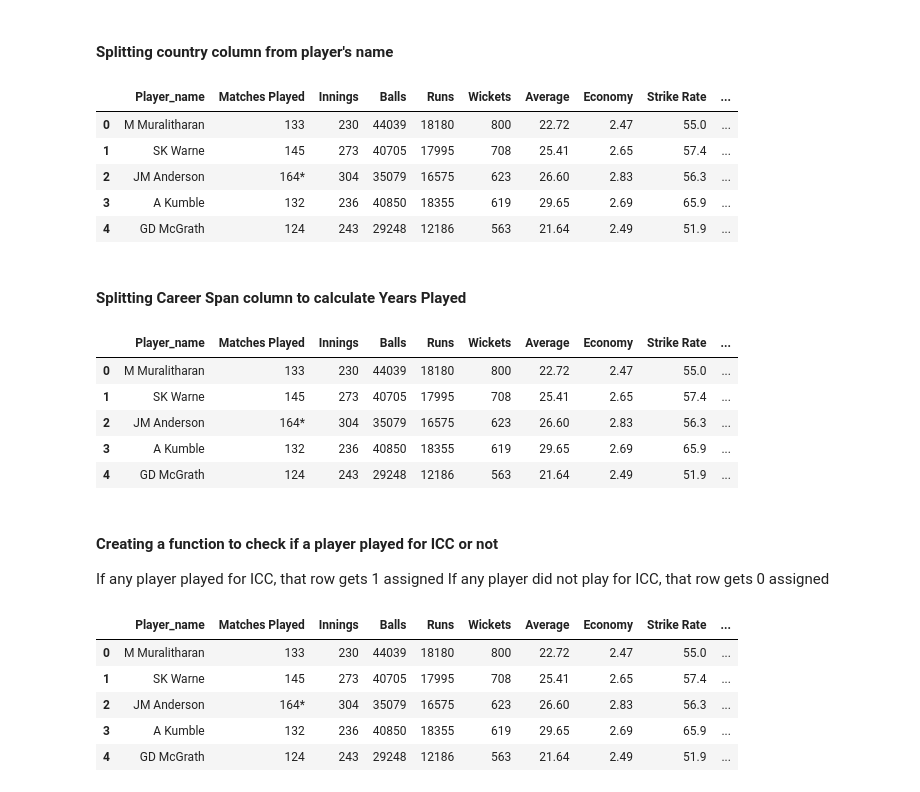
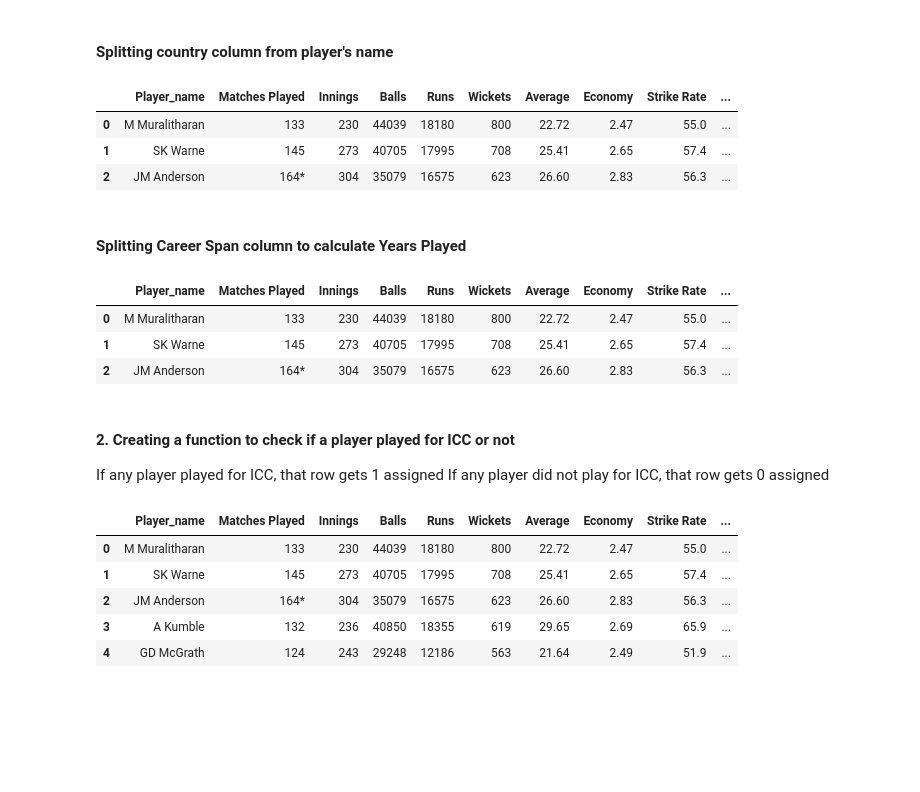
Before and after one commit to AnkonDewan/Test_Cricket_Bowlers_analysis, a Jupyter notebook: Test_Cricket_Bowlers-Analysis.ipynb, the cells around one changed output. Saved outputs shown, nothing was run; the diff lists cells and outputs as text; code cells hidden in the pictures; blank space fills up the shorter version.

```diff
--- a/Test_Cricket_Bowlers-Analysis.ipynb
+++ b/Test_Cricket_Bowlers-Analysis.ipynb
@@ -130,28 +130,26 @@ display(df.head())
 # %%
 df_name = df['Player'].str.split("(", expand=True)               #Splitting the player column to separate the country
 
 df_name[1]= df_name[1].str.replace(")","")
                                                                         #Removing the closing bracket
 df_name = df_name.rename({0:"Player_name", 1:"Country"}, axis =1)
                                                                         # Renaming columns
 df = pd.concat([df, df_name], axis =1)
                                                                         # Concatanating with main dataframe
 df = df.drop('Player', axis =1)
                                                         # Dropping the previous player column containing country name
 
 new_column_seq = ['Player_name', 'Matches Played', 'Innings', 'Balls', 'Runs',
                  'Wickets', 'Average', 'Economy', 'Strike Rate', '5 Wkts', '10 Wkts', 'Span', 'Country']
 
 df = df[new_column_seq]
                                                                         # Convenient arrangement of columns
-display(df.head())
+display(df.head(3))
 # %% [output]
 |  | Player_name | Matches Played | Innings | Balls | Runs | Wickets | Average | Economy | Strike Rate | ... |
 | 0 | M Muralitharan | 133 | 230 | 44039 | 18180 | 800 | 22.72 | 2.47 | 55.0 | ... |
 | 1 | SK Warne | 145 | 273 | 40705 | 17995 | 708 | 25.41 | 2.65 | 57.4 | ... |
 | 2 | JM Anderson | 164* | 304 | 35079 | 16575 | 623 | 26.60 | 2.83 | 56.3 | ... |
-| 3 | A Kumble | 132 | 236 | 40850 | 18355 | 619 | 29.65 | 2.69 | 65.9 | ... |
-| 4 | GD McGrath | 124 | 243 | 29248 | 12186 | 563 | 21.64 | 2.49 | 51.9 | ... |
 # %% [markdown]
 #### Splitting Career Span column to calculate Years Played
 # %%
@@ -171,16 +169,14 @@ df['Years_played'] = df['Retire_year'] - df['Debut_year']                 # Calc
 df = df.drop(['Debut_year','Retire_year'], axis =1)
                                                      # Dropping both debut & retire year column, not needed further
 
-display(df.head())
+display(df.head(3))
 # %% [output]
 |  | Player_name | Matches Played | Innings | Balls | Runs | Wickets | Average | Economy | Strike Rate | ... |
 | 0 | M Muralitharan | 133 | 230 | 44039 | 18180 | 800 | 22.72 | 2.47 | 55.0 | ... |
 | 1 | SK Warne | 145 | 273 | 40705 | 17995 | 708 | 25.41 | 2.65 | 57.4 | ... |
 | 2 | JM Anderson | 164* | 304 | 35079 | 16575 | 623 | 26.60 | 2.83 | 56.3 | ... |
-| 3 | A Kumble | 132 | 236 | 40850 | 18355 | 619 | 29.65 | 2.69 | 65.9 | ... |
-| 4 | GD McGrath | 124 | 243 | 29248 | 12186 | 563 | 21.64 | 2.49 | 51.9 | ... |
 # %% [markdown]
-#### Creating a function to check if a player played for ICC or not
+#### 2. Creating a function to check if a player played for ICC or not
 If any player played for ICC, that row gets 1 assigned
 If any player did not play for ICC, that row gets 0 assigned
 # %%
```
Also changed, not shown: parts of 8 cells of this notebook.
